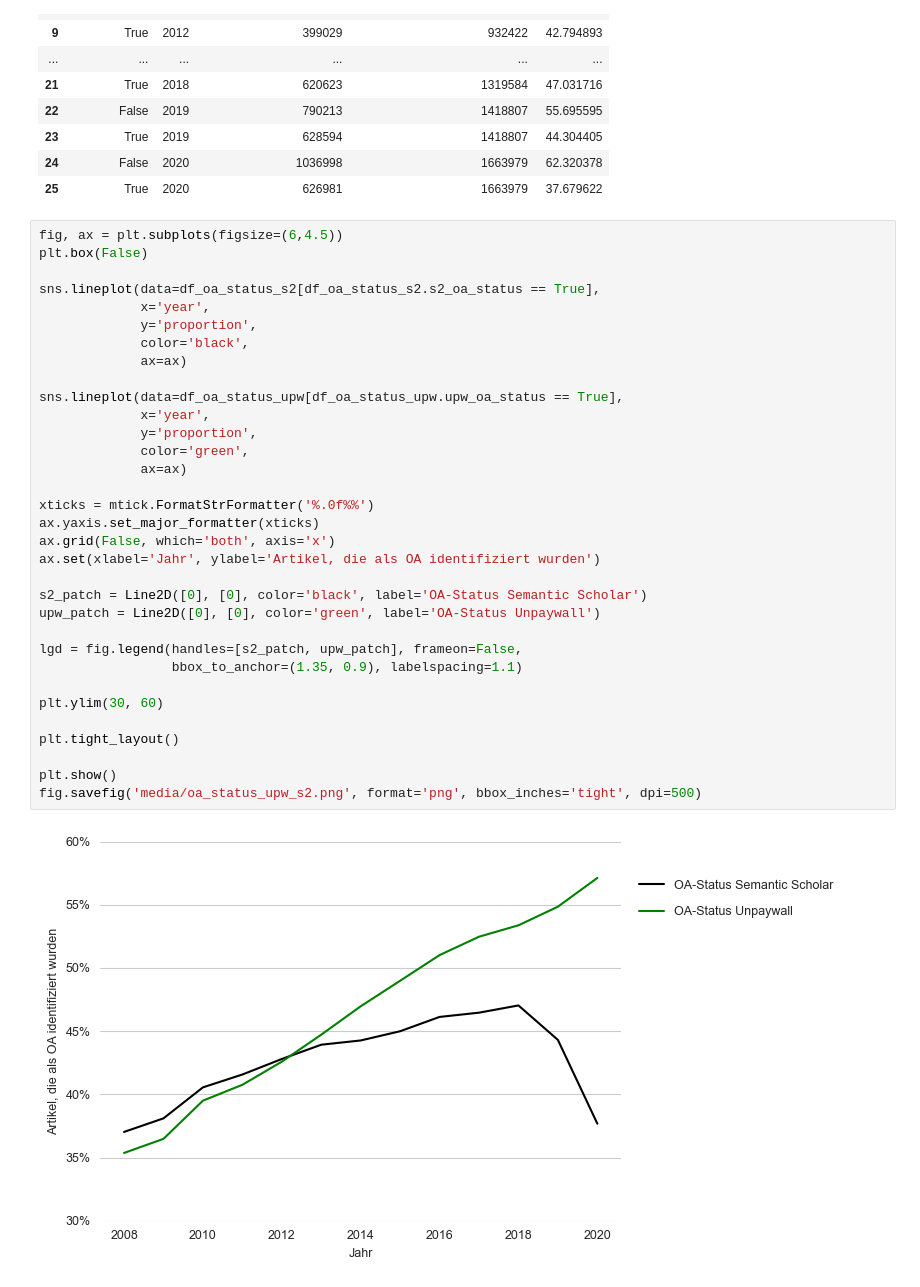
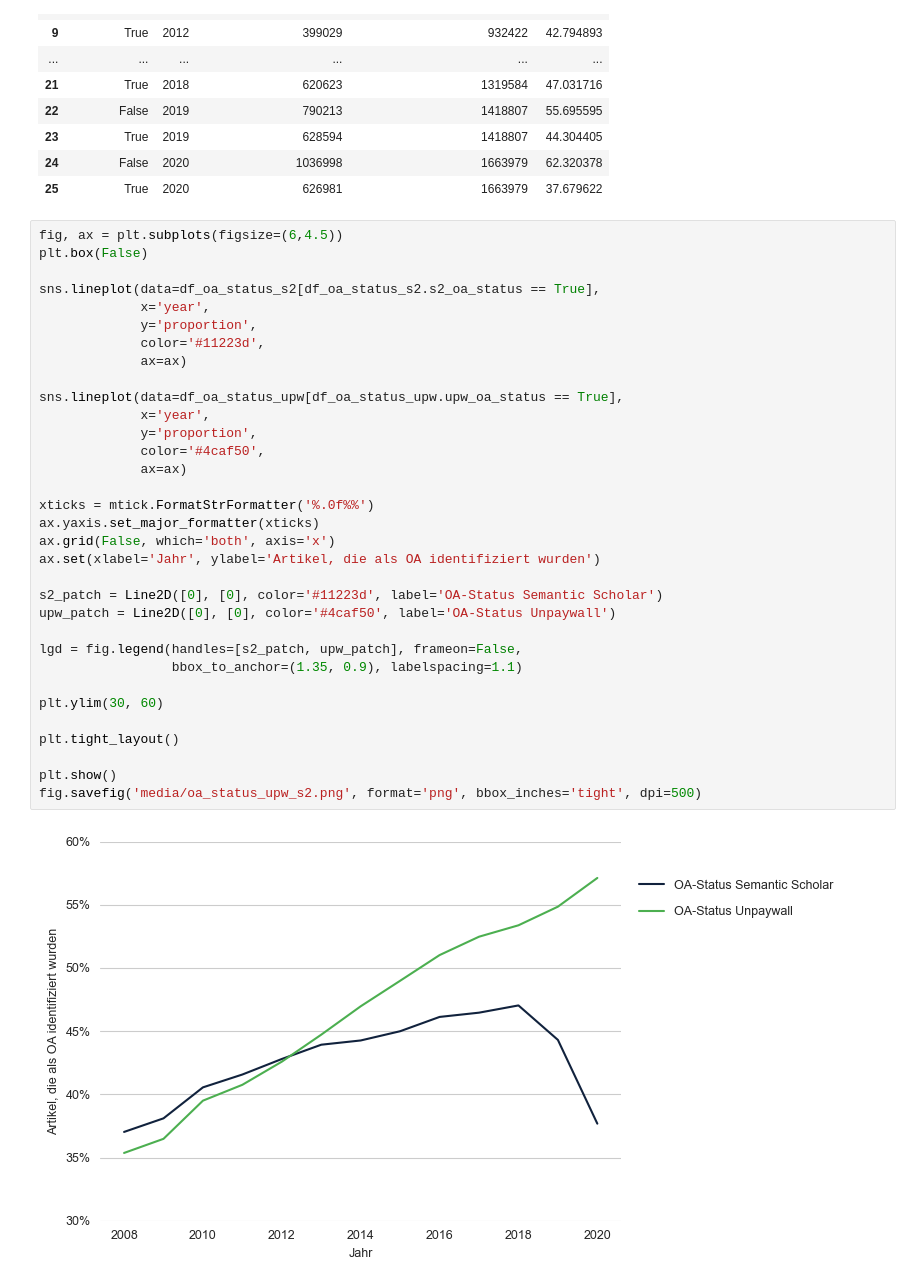
Before and after one commit to naustica/MA, a Jupyter notebook: Codebook.ipynb, the cells around one changed output. Drawn from its saved outputs; the diff is of its cells as text.

Commit message:
add oa status to discipline plots

```diff
--- a/Codebook.ipynb
+++ b/Codebook.ipynb
@@ -881,35 +881,35 @@ df_oa_status_s2.drop_duplicates()
 # %%
 fig, ax = plt.subplots(figsize=(6,4.5))
 plt.box(False)
 
 sns.lineplot(data=df_oa_status_s2[df_oa_status_s2.s2_oa_status == True],
              x='year',
              y='proportion',
-             color='black',
+             color='#11223d',
              ax=ax)
 
 sns.lineplot(data=df_oa_status_upw[df_oa_status_upw.upw_oa_status == True],
              x='year',
              y='proportion',
-             color='green',
+             color='#4caf50',
              ax=ax)
 
 xticks = mtick.FormatStrFormatter('%.0f%%')
 ax.yaxis.set_major_formatter(xticks)
 ax.grid(False, which='both', axis='x')
 ax.set(xlabel='Jahr', ylabel='Artikel, die als OA identifiziert wurden')
 
-s2_patch = Line2D([0], [0], color='black', label='OA-Status Semantic Scholar')
-upw_patch = Line2D([0], [0], color='green', label='OA-Status Unpaywall')
+s2_patch = Line2D([0], [0], color='#11223d', label='OA-Status Semantic Scholar')
+upw_patch = Line2D([0], [0], color='#4caf50', label='OA-Status Unpaywall')
 
 lgd = fig.legend(handles=[s2_patch, upw_patch], frameon=False,
                  bbox_to_anchor=(1.35, 0.9), labelspacing=1.1)
 
 plt.ylim(30, 60)
 
 plt.tight_layout()
 
 plt.show()
 fig.savefig('media/oa_status_upw_s2.png', format='png', bbox_inches='tight', dpi=500)
 # %% [output]
-[figure, old version]
+[figure, new version]
```
Also changed, not shown: parts of 18 cells of this notebook, 1 other file.
